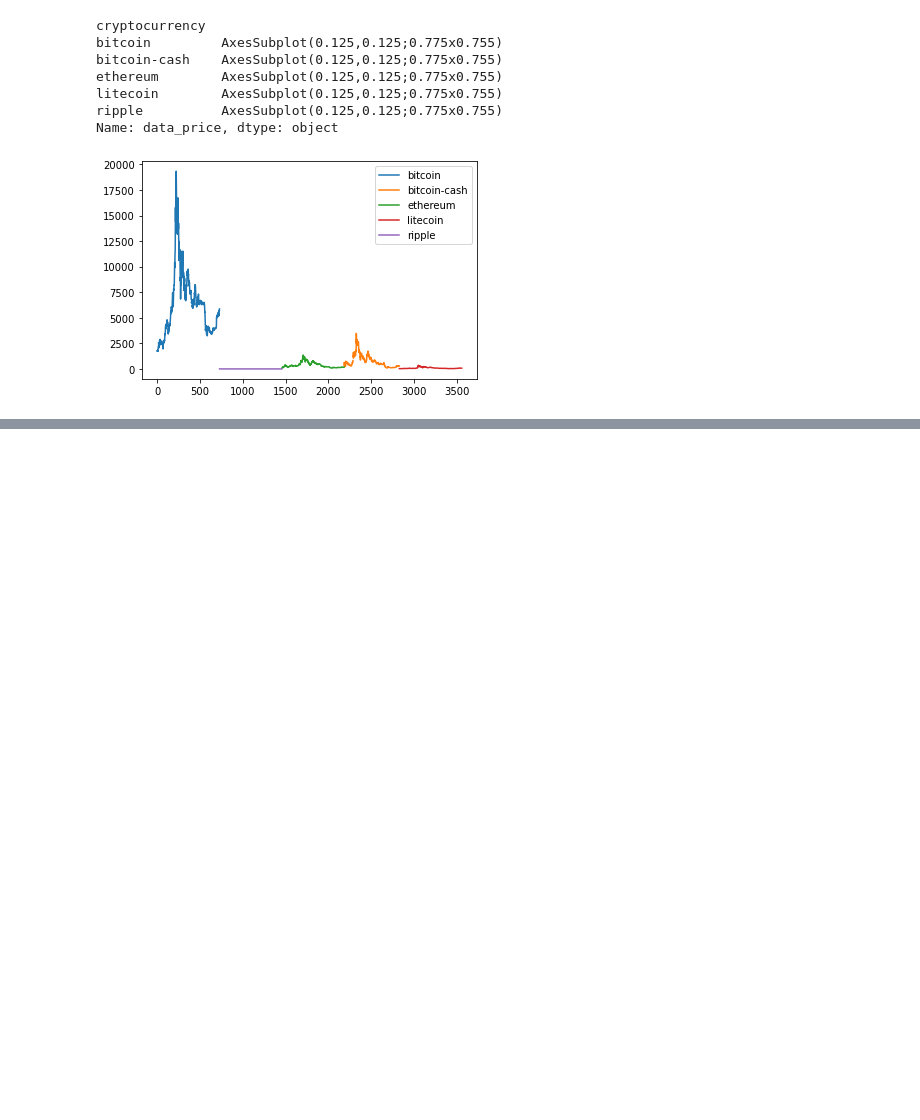
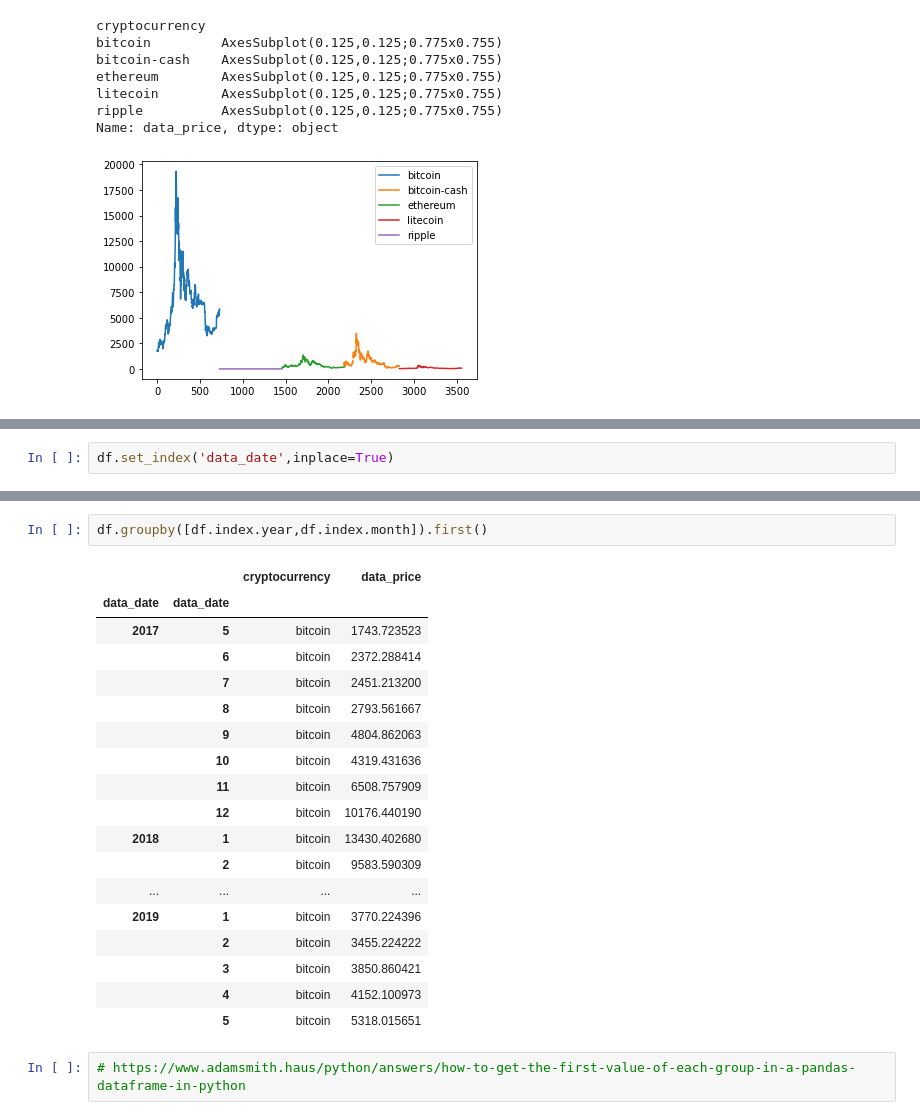
Before and after one commit to satishsurath/OnlineResources, a Jupyter notebook: PythonJupyterNotebooks/Week3-Day3-Activity3.ipynb, the cells around one changed output, grey strips where cells are left out. Cells and saved outputs as stored; diff of their text form; blank space fills up the shorter version.

```diff
--- a/PythonJupyterNotebooks/Week3-Day3-Activity3.ipynb
+++ b/PythonJupyterNotebooks/Week3-Day3-Activity3.ipynb
@@ -150,0 +169,2 @@ Name: data_price, dtype: object
+# %%
+df.set_index('data_date',inplace=True)
@@ -150,0 +188,23 @@ Name: data_price, dtype: object
+# %%
+df.groupby([df.index.year,df.index.month]).first()
+# %% [output]
+|  |  | cryptocurrency | data_price |
+| data_date | data_date |  |  |
+| 2017 | 5 | bitcoin | 1743.723523 |
+|  | 6 | bitcoin | 2372.288414 |
+|  | 7 | bitcoin | 2451.213200 |
+|  | 8 | bitcoin | 2793.561667 |
+|  | 9 | bitcoin | 4804.862063 |
+|  | 10 | bitcoin | 4319.431636 |
+|  | 11 | bitcoin | 6508.757909 |
+|  | 12 | bitcoin | 10176.440190 |
+| 2018 | 1 | bitcoin | 13430.402680 |
+|  | 2 | bitcoin | 9583.590309 |
+| ... | ... | ... | ... |
+| 2019 | 1 | bitcoin | 3770.224396 |
+|  | 2 | bitcoin | 3455.224222 |
+|  | 3 | bitcoin | 3850.860421 |
+|  | 4 | bitcoin | 4152.100973 |
+|  | 5 | bitcoin | 5318.015651 |
+# %%
+# https://www.adamsmith.haus/python/answers/how-to-get-the-first-value-of-each-group-in-a-pandas-dataframe-in-python
```
Also changed, not shown: parts of 3 cells of this notebook, 2 other files.
